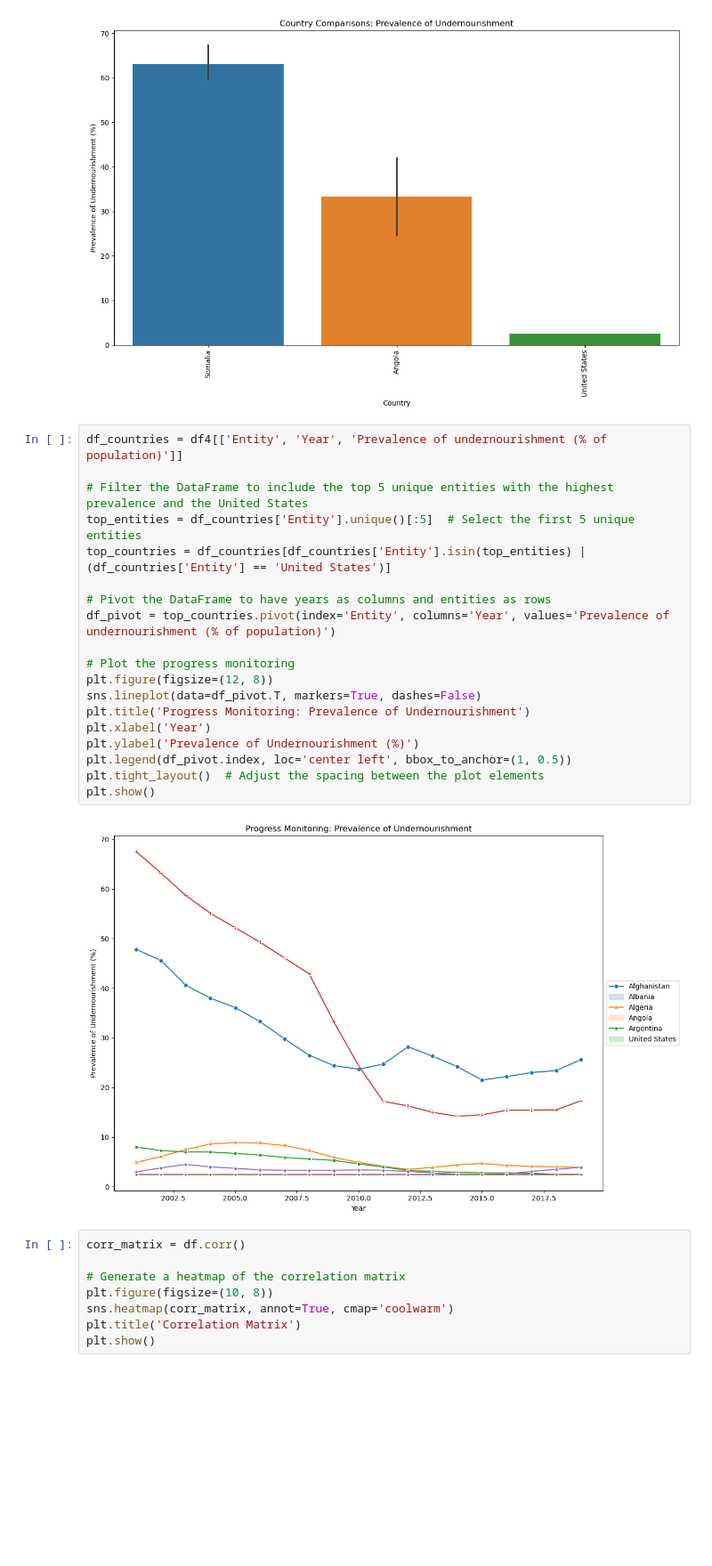
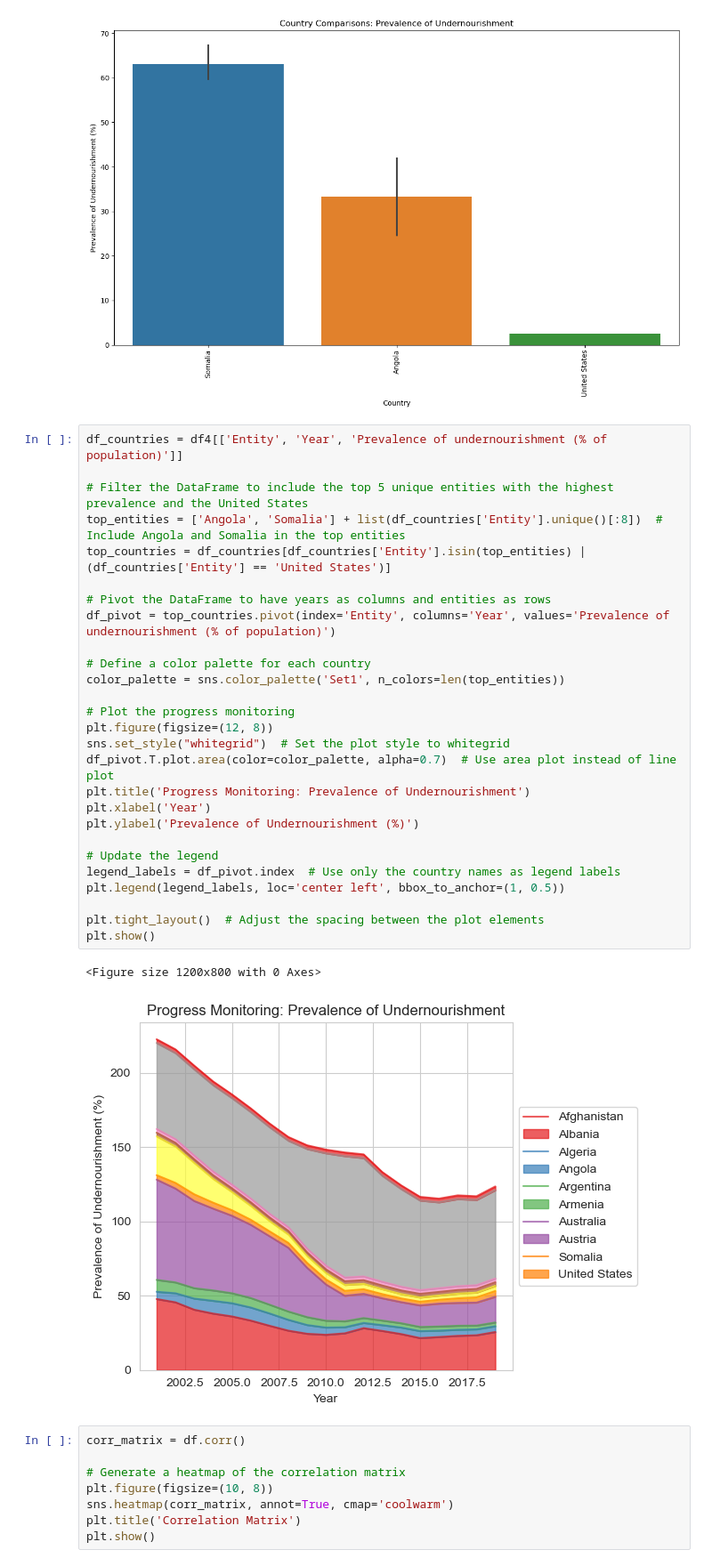
Before and after one commit to HardoModo/Dev10-Capstone, a Jupyter notebook: Janeel/undernourished.ipynb, the cells around one changed output. Shown at 89% size. Drawn from its saved outputs; the diff is of its cells as text; blank space fills up the shorter version.

```diff
--- a/Janeel/under_nurished.ipynb
+++ b/Janeel/undernourished.ipynb
@@ -100,24 +100,33 @@ plt.show()
 # %%
 df_countries = df4[['Entity', 'Year', 'Prevalence of undernourishment (% of population)']]
 
 # Filter the DataFrame to include the top 5 unique entities with the highest prevalence and the United States
-top_entities = df_countries['Entity'].unique()[:5]  # Select the first 5 unique entities
+top_entities = ['Angola', 'Somalia'] + list(df_countries['Entity'].unique()[:8])  # Include Angola and Somalia in the top entities
 top_countries = df_countries[df_countries['Entity'].isin(top_entities) | (df_countries['Entity'] == 'United States')]
 
 # Pivot the DataFrame to have years as columns and entities as rows
 df_pivot = top_countries.pivot(index='Entity', columns='Year', values='Prevalence of undernourishment (% of population)')
 
+# Define a color palette for each country
+color_palette = sns.color_palette('Set1', n_colors=len(top_entities))
+
 # Plot the progress monitoring
 plt.figure(figsize=(12, 8))
-sns.lineplot(data=df_pivot.T, markers=True, dashes=False)
+sns.set_style("whitegrid")  # Set the plot style to whitegrid
+df_pivot.T.plot.area(color=color_palette, alpha=0.7)  # Use area plot instead of line plot
 plt.title('Progress Monitoring: Prevalence of Undernourishment')
 plt.xlabel('Year')
 plt.ylabel('Prevalence of Undernourishment (%)')
-plt.legend(df_pivot.index, loc='center left', bbox_to_anchor=(1, 0.5))
+
+# Update the legend
+legend_labels = df_pivot.index  # Use only the country names as legend labels
+plt.legend(legend_labels, loc='center left', bbox_to_anchor=(1, 0.5))
+
 plt.tight_layout()  # Adjust the spacing between the plot elements
 plt.show()
 # %% [output]
+<Figure size 1200x800 with 0 Axes>
-[figure, old version]
+[figure, new version]
 # %%
 corr_matrix = df.corr()
 
```
